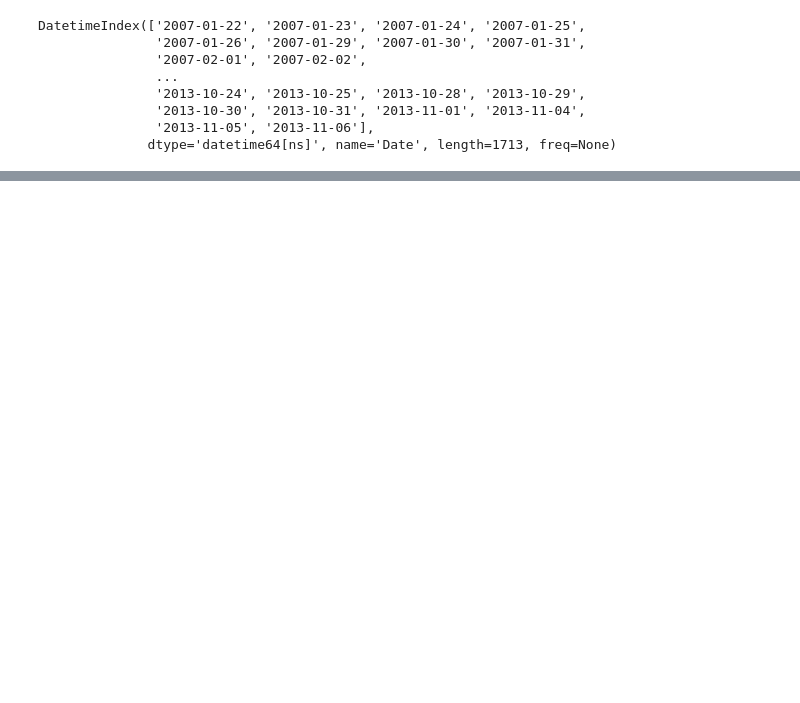
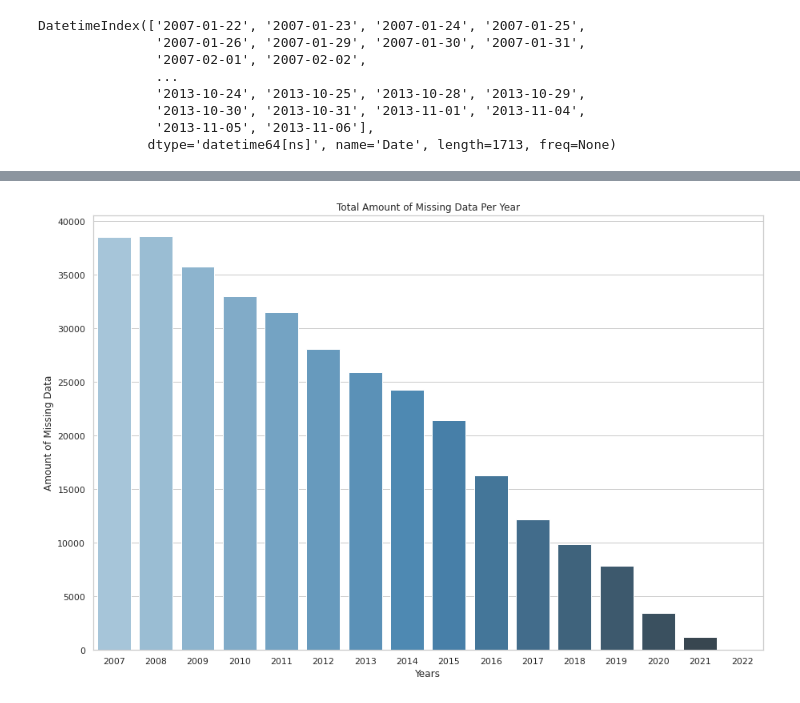
Before and after one commit to muchcreative/15Yr-Free-SP500-Historical-Data-and-Cleaning, a Jupyter notebook: Part 3 - Handling Missing YF Historicals/Part_3A_Tutorial.ipynb, the cells around one changed output, grey strips where cells are left out. Drawn from its saved outputs; the diff is of its cells as text; code cells hidden in the pictures; blank space fills up the shorter version.

Commit message:
Update 3A tutorial

```diff
--- a/Part 3 - Handling Missing YF Historicals/Part_3A_Tutorial.ipynb
+++ b/Part 3 - Handling Missing YF Historicals/Part_3A_Tutorial.ipynb
@@ -234,0 +280,22 @@ print(true_missing_tickers_and_dates)
+# %%
+#Using the modified function of what we used earlier in the tutorial avaliable in p3modules, we
+#Can find all the missing dates for the missing_yf_tickers and tally up all our missing data
+
+from p3modules import p3module
+
+full_missing_tickers_and_dates = p3module.find_all_missing_dates_when_not_in_sp500(missing_yf_tickers,
+                                                                                  full_date_range,
+                                                                                  sp500_changes)
+
+full_missing_tickers_and_dates.update(true_missing_tickers_and_dates)
+full_missing_data_per_year, _ = get_missing_occurances(full_missing_tickers_and_dates)
+
+fig, ax = plt.subplots(figsize=(15,10))
+ax = sns.countplot(data=full_missing_data_per_year,
+                  x='Years',
+                  palette='Blues_d',
+                  ax=ax)
+_ = ax.set(title="Total Amount of Missing Data Per Year",
+          ylabel="Amount of Missing Data")
+# %% [output]
+[figure, added]
```
Also changed, not shown: parts of 22 cells of this notebook, 5 other files.
